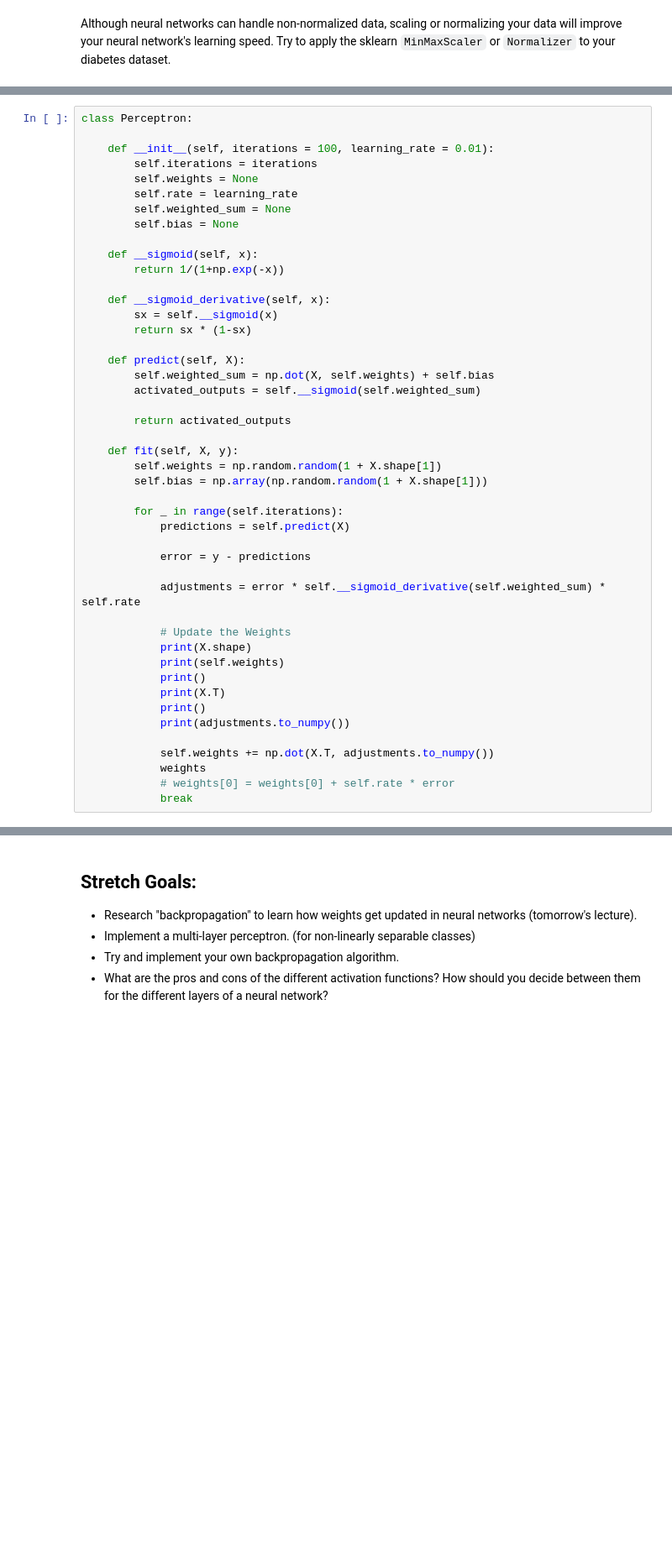
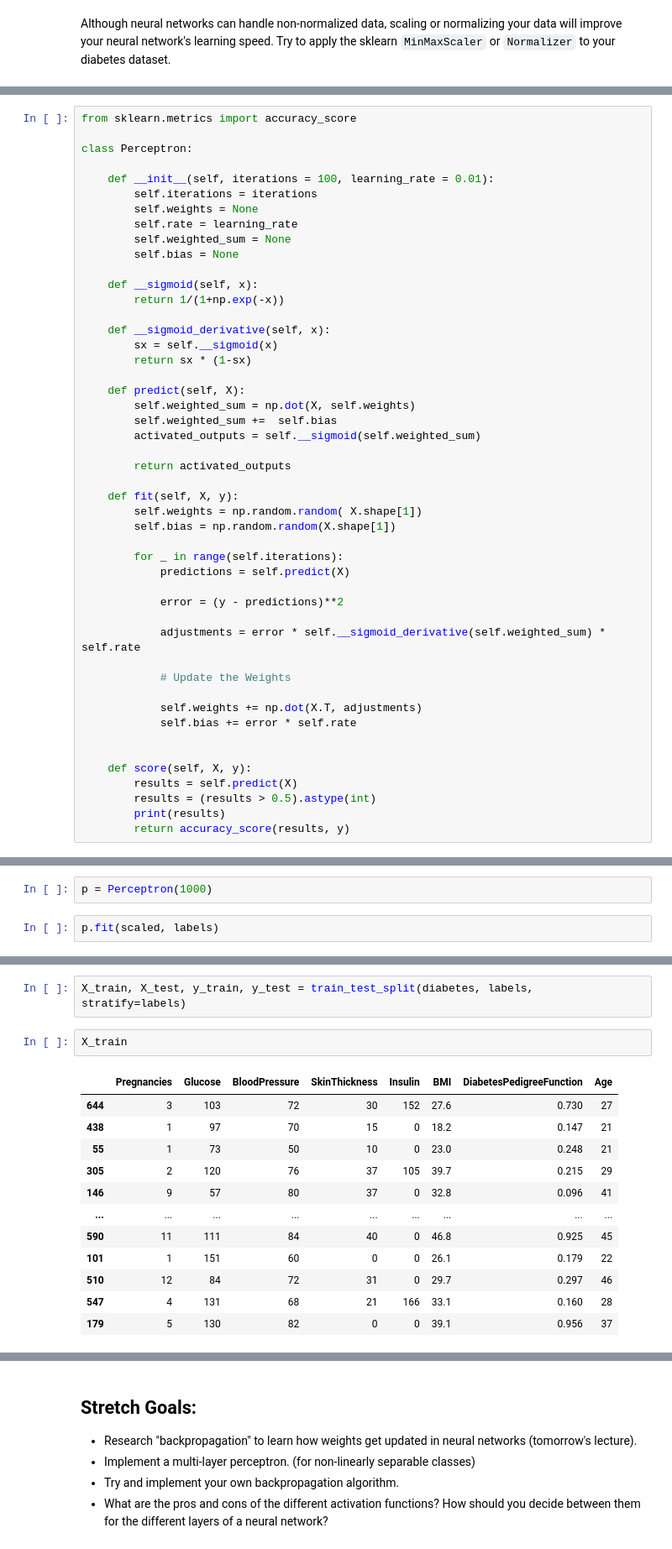
Before and after one commit to ErikSeguinte/DS-Unit-4-Sprint-2-Neural-Networks, a Jupyter notebook: module1-Intro-to-Neural-Networks/LS_DS_421_Intro_to_NN_Assignment.ipynb, the cells around one changed output, grey strips where cells are left out. Shown at 84% size. Cells and saved outputs as stored; diff of their text form; blank space fills up the shorter version.

```diff
--- a/module1-Intro-to-Neural-Networks/LS_DS_421_Intro_to_NN_Assignment.ipynb
+++ b/module1-Intro-to-Neural-Networks/LS_DS_421_Intro_to_NN_Assignment.ipynb
@@ -226,4 +233,6 @@ class Perceptron:
 # %%
+from sklearn.metrics import accuracy_score
+
 class Perceptron:
 
     def __init__(self, iterations = 100, learning_rate = 0.01):
@@ -241,31 +250,31 @@ class Perceptron:
         return sx * (1-sx)
 
     def predict(self, X):
-        self.weighted_sum = np.dot(X, self.weights) + self.bias
+        self.weighted_sum = np.dot(X, self.weights)
+        self.weighted_sum +=  self.bias
         activated_outputs = self.__sigmoid(self.weighted_sum)
 
         return activated_outputs
 
     def fit(self, X, y):
-        self.weights = np.random.random(1 + X.shape[1])
-        self.bias = np.array(np.random.random(1 + X.shape[1]))
+        self.weights = np.random.random( X.shape[1])
+        self.bias = np.random.random(X.shape[1])
 
         for _ in range(self.iterations):
             predictions = self.predict(X)
 
-            error = y - predictions
+            error = (y - predictions)**2
 
             adjustments = error * self.__sigmoid_derivative(self.weighted_sum) * self.rate
 
             # Update the Weights
-            print(X.shape)
-            print(self.weights)
-            print()
-            print(X.T)
-            print()
-            print(adjustments.to_numpy())
 
-            self.weights += np.dot(X.T, adjustments.to_numpy())
-            weights
-            # weights[0] = weights[0] + self.rate * error
-            break
+            self.weights += np.dot(X.T, adjustments)
+            self.bias += error * self.rate
+
+
+    def score(self, X, y):
+        results = self.predict(X)
+        results = (results > 0.5).astype(int)
+        print(results)
+        return accuracy_score(results, y)
@@ -285,0 +304,4 @@ ValueError: shapes (4,3) and (4,) not aligned: 3 (dim 1) != 4 (dim 0)
+# %%
+p = Perceptron(1000)
+# %%
+p.fit(scaled, labels)
@@ -285,0 +339,17 @@ ValueError: shapes (4,3) and (4,) not aligned: 3 (dim 1) != 4 (dim 0)
+# %%
+X_train, X_test, y_train, y_test = train_test_split(diabetes, labels, stratify=labels)
+# %%
+X_train
+# %% [output]
+|  | Pregnancies | Glucose | BloodPressure | SkinThickness | Insulin | BMI | DiabetesPedigreeFunction | Age |
+| 644 | 3 | 103 | 72 | 30 | 152 | 27.6 | 0.730 | 27 |
+| 438 | 1 | 97 | 70 | 15 | 0 | 18.2 | 0.147 | 21 |
+| 55 | 1 | 73 | 50 | 10 | 0 | 23.0 | 0.248 | 21 |
+| 305 | 2 | 120 | 76 | 37 | 105 | 39.7 | 0.215 | 29 |
+| 146 | 9 | 57 | 80 | 37 | 0 | 32.8 | 0.096 | 41 |
+| ... | ... | ... | ... | ... | ... | ... | ... | ... |
+| 590 | 11 | 111 | 84 | 40 | 0 | 46.8 | 0.925 | 45 |
+| 101 | 1 | 151 | 60 | 0 | 0 | 26.1 | 0.179 | 22 |
+| 510 | 12 | 84 | 72 | 31 | 0 | 29.7 | 0.297 | 46 |
+| 547 | 4 | 131 | 68 | 21 | 166 | 33.1 | 0.160 | 28 |
+| 179 | 5 | 130 | 82 | 0 | 0 | 39.1 | 0.956 | 37 |
```
Also changed, not shown: parts of 21 cells of this notebook.
